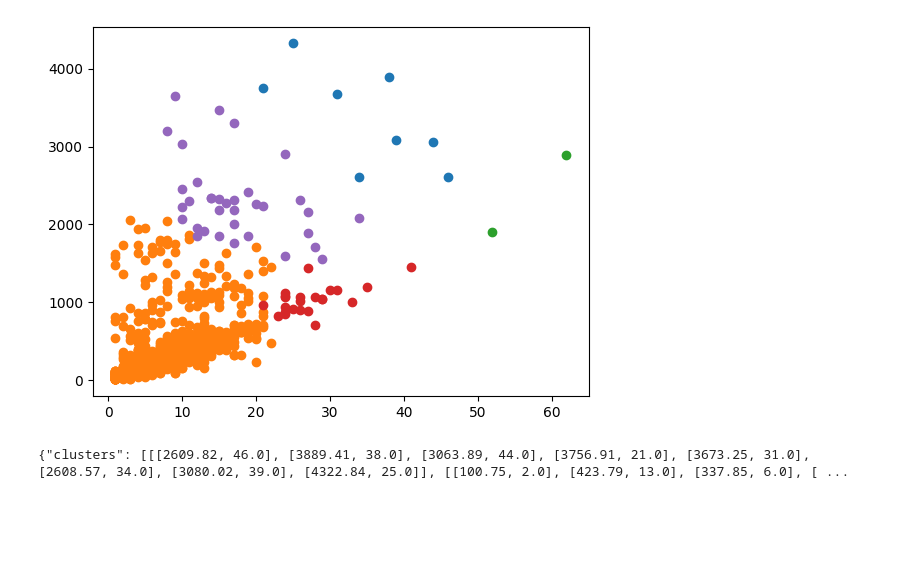
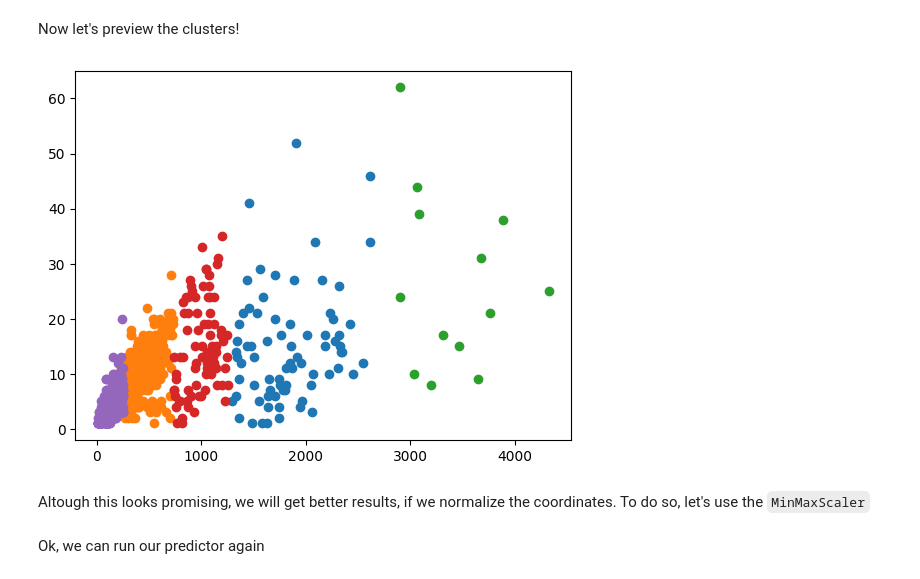
Before and after one commit to xMort/gdc-jupyter, a Jupyter notebook: templates/cluster.ipynb, the cells around one changed output. Saved outputs shown, nothing was run; the diff lists cells and outputs as text; code cells hidden in the pictures; blank space fills up the shorter version.

```diff
--- a/templates/cluster.ipynb
+++ b/templates/cluster.ipynb
@@ -13,16 +20,30 @@ result = analyzer.cluster(cluster_count=3, threshold=0.08)
+# %%
+# Threshold for cluster proximity, lower promotes splitting
+threshold = 0.03
+# Clustercount
+cluster_count = 5
+
+# We need to update our DF to be compatible with Birch
+x = np.column_stack((df[df.columns[0]], df[df.columns[1]]))
+
+model = Birch(threshold=threshold, n_clusters=cluster_count)
+yhat = model.fit_predict(x)
+# %% [markdown]
+Now let's preview the clusters!
+# %%
+for cluster in np.unique(yhat):
+    plt.scatter(df.values[yhat == cluster, 0], df.values[yhat == cluster, 1])
+plt.show()
+# %% [output]
+[figure, added]
+# %% [markdown]
+Altough this looks promising, we will get better results, if we normalize the coordinates. To do so, let's use the `MinMaxScaler`
 # %%
 from sklearn.preprocessing import MinMaxScaler
-import pandas as pd
-#Normalize the data
-df = analyzer.get_df()
+
+# Normalize the data
 scaler = MinMaxScaler(feature_range=(0,1))
 normalized_df = scaler.fit_transform(df)
 normalized_df = pd.DataFrame(normalized_df, columns=df.columns)
-
-result = analyzer.cluster(cluster_count=5, threshold=0.08, new_df=normalized_df)
-# %% [output]
-[figure, removed]
-# %%
-print(result)
-# %% [output]
-{"clusters": [[[2609.82, 46.0], [3889.41, 38.0], [3063.89, 44.0], [3756.91, 21.0], [3673.25, 31.0], [2608.57, 34.0], [3080.02, 39.0], [4322.84, 25.0]], [[100.75, 2.0], [423.79, 13.0], [337.85, 6.0], [ ...
+# %% [markdown]
+Ok, we can run our predictor again
```
Also changed, not shown: parts of 11 cells of this notebook, 2 other files.
